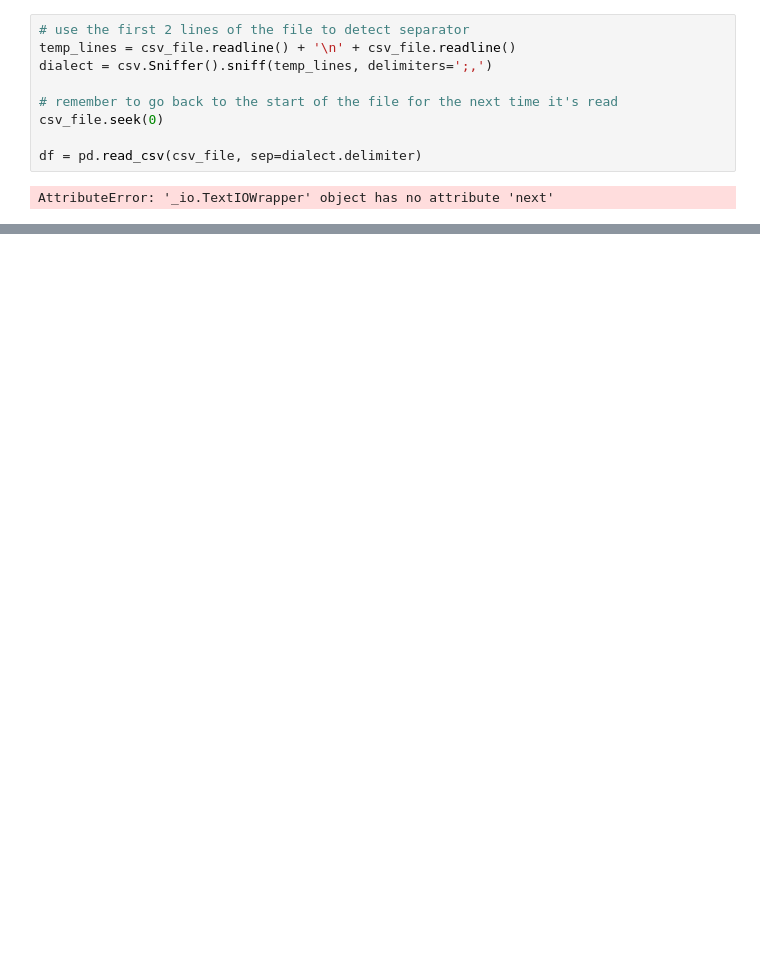
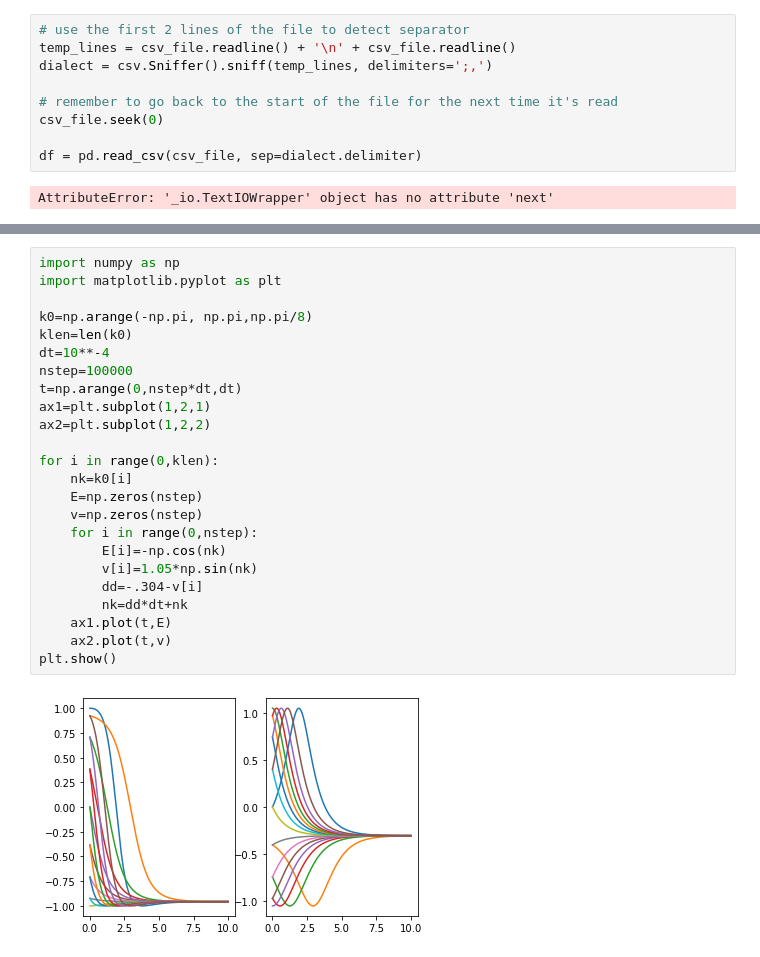
Before and after one commit to agoga/ZG-FSS, a Jupyter notebook: tools.ipynb, the cells around one changed output, grey strips where cells are left out. Cells and saved outputs as stored; diff of their text form; blank space fills up the shorter version.

```diff
--- a/tools.ipynb
+++ b/tools.ipynb
@@ -256,0 +270,26 @@ AttributeError: '_io.TextIOWrapper' object has no attribute 'next'
+# %%
+import numpy as np
+import matplotlib.pyplot as plt
+
+k0=np.arange(-np.pi, np.pi,np.pi/8)
+klen=len(k0)
+dt=10**-4
+nstep=100000
+t=np.arange(0,nstep*dt,dt)
+ax1=plt.subplot(1,2,1)
+ax2=plt.subplot(1,2,2)
+
+for i in range(0,klen):
+    nk=k0[i]
+    E=np.zeros(nstep)
+    v=np.zeros(nstep)
+    for i in range(0,nstep):
+        E[i]=-np.cos(nk)
+        v[i]=1.05*np.sin(nk)
+        dd=-.304-v[i]
+        nk=dd*dt+nk
+    ax1.plot(t,E)
+    ax2.plot(t,v)
+plt.show()
+# %% [output]
+[figure, added]
```
Also changed, not shown: parts of 5 cells of this notebook, 1 other file.
